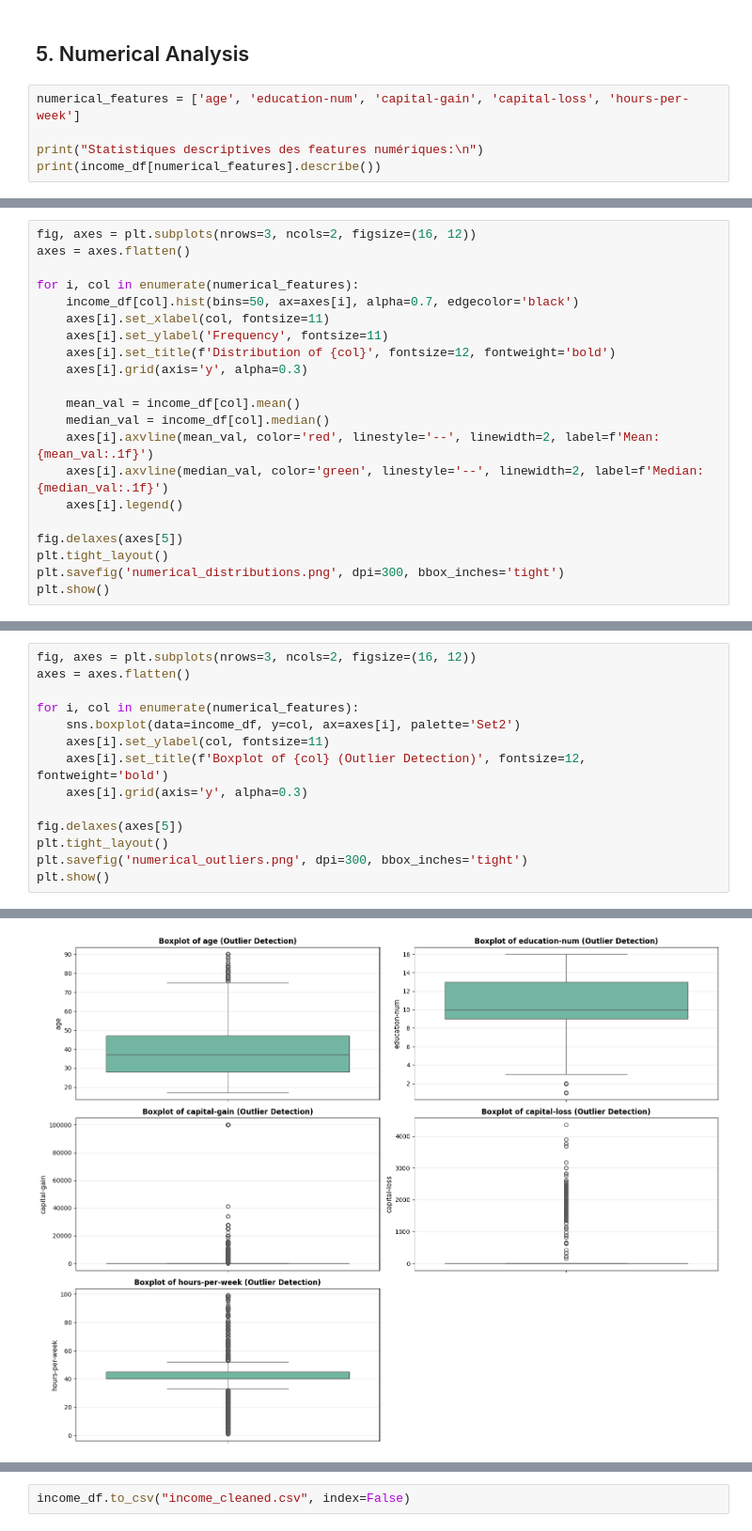
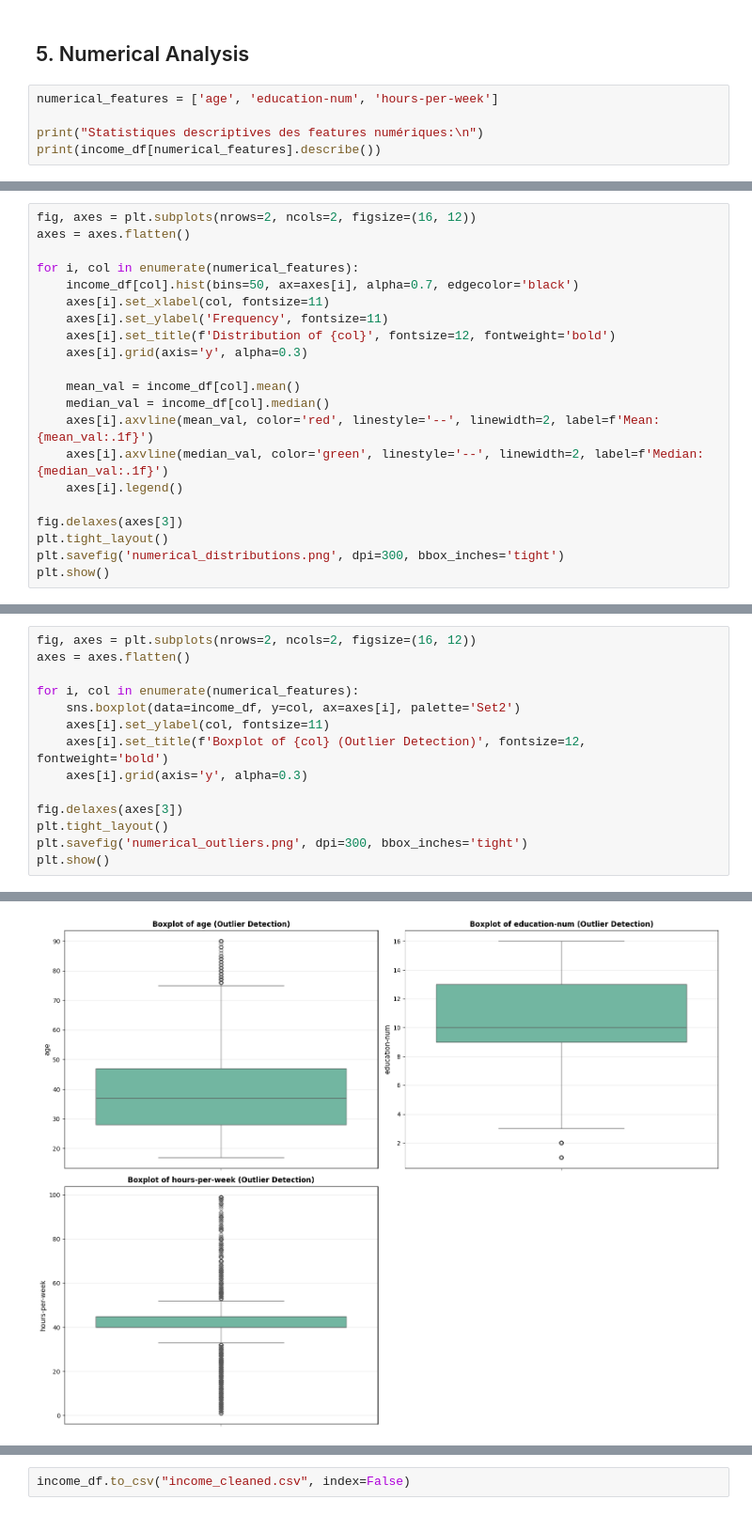
Before and after one commit to AymericMtp/supervised-learning, a Jupyter notebook: eda.ipynb, the cells around one changed output, grey strips where cells are left out. Shown at 94% size. Saved outputs shown, nothing was run; the diff lists cells and outputs as text.

```diff
--- a/eda.ipynb
+++ b/eda.ipynb
@@ -295,7 +317,7 @@ Nombre de catégories uniques: 2
 # %% [markdown]
 ## 5. Numerical Analysis
 # %%
-numerical_features = ['age', 'education-num', 'capital-gain', 'capital-loss', 'hours-per-week']
+numerical_features = ['age', 'education-num', 'hours-per-week']
 
 print("Statistiques descriptives des features numériques:\n")
 print(income_df[numerical_features].describe())
@@ -314,5 +336,5 @@ max       90.000000      16.000000  99999.000000   4356.000000       99.000000
 # %%
-fig, axes = plt.subplots(nrows=3, ncols=2, figsize=(16, 12))
+fig, axes = plt.subplots(nrows=2, ncols=2, figsize=(16, 12))
 axes = axes.flatten()
 
 for i, col in enumerate(numerical_features):
@@ -328,7 +350,7 @@ for i, col in enumerate(numerical_features):
     axes[i].axvline(median_val, color='green', linestyle='--', linewidth=2, label=f'Median: {median_val:.1f}')
     axes[i].legend()
 
-fig.delaxes(axes[5])
+fig.delaxes(axes[3])
 plt.tight_layout()
 plt.savefig('numerical_distributions.png', dpi=300, bbox_inches='tight')
 plt.show()
@@ -337,5 +359,5 @@ plt.show()
 # %%
-fig, axes = plt.subplots(nrows=3, ncols=2, figsize=(16, 12))
+fig, axes = plt.subplots(nrows=2, ncols=2, figsize=(16, 12))
 axes = axes.flatten()
 
 for i, col in enumerate(numerical_features):
@@ -344,7 +366,7 @@ for i, col in enumerate(numerical_features):
     axes[i].set_title(f'Boxplot of {col} (Outlier Detection)', fontsize=12, fontweight='bold')
     axes[i].grid(axis='y', alpha=0.3)
 
-fig.delaxes(axes[5])
+fig.delaxes(axes[3])
 plt.tight_layout()
 plt.savefig('numerical_outliers.png', dpi=300, bbox_inches='tight')
 plt.show()
@@ -371,4 +385,4 @@ Passing `palette` without assigning `hue` is deprecated and will be removed in v
-[figure, old version]
+[figure, new version]
 # %%
 print("\nCorrélations avec la variable cible 'income' (>50K):\n")
 correlations = {}
```
Also changed, not shown: parts of 11 cells of this notebook, 9 other files.
